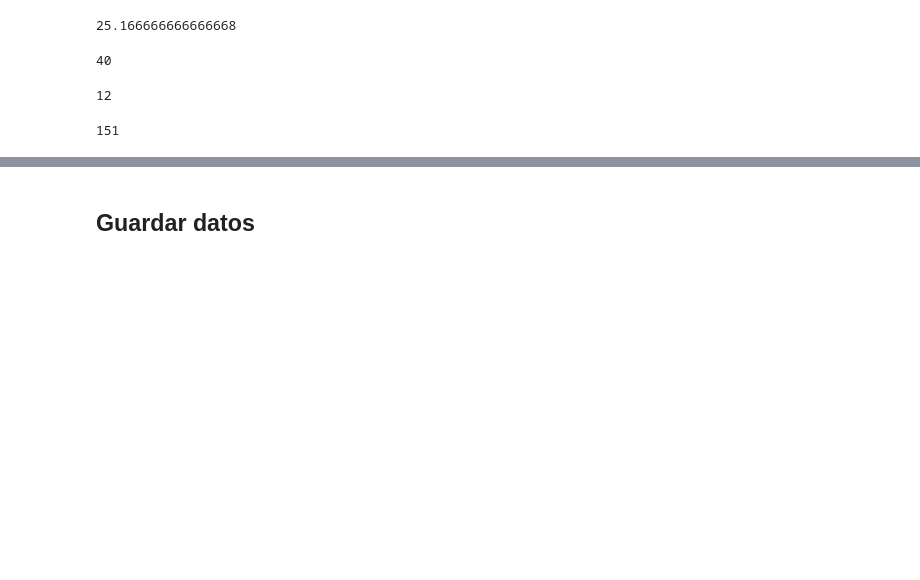
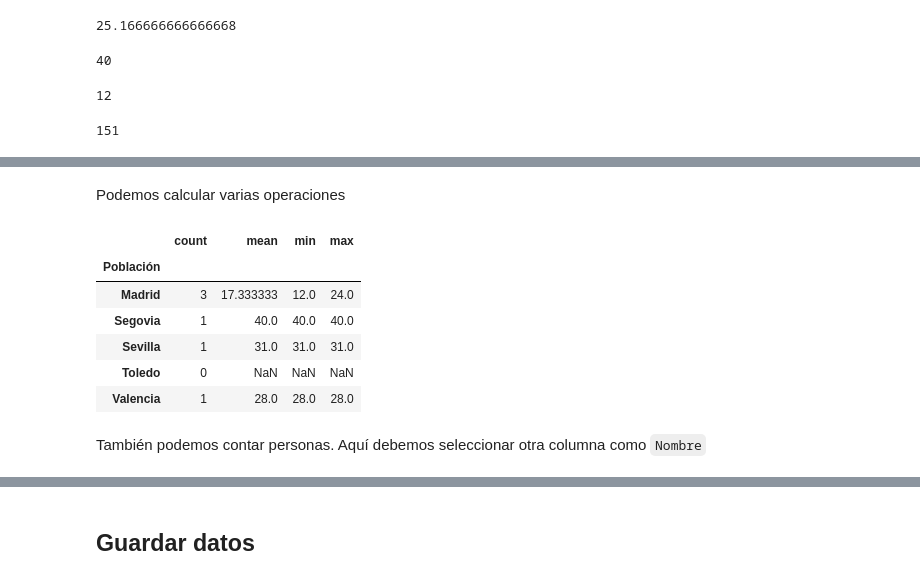
Before and after one commit to soesteve/Programming-in-Data-Science, a Jupyter notebook: 6_Manipulación_de_Datos.ipynb, the cells around one changed output, grey strips where cells are left out. Drawn from its saved outputs; the diff is of its cells as text; code cells hidden in the pictures; blank space fills up the shorter version.

```diff
--- a/6_Manipulación_de_Datos.ipynb
+++ b/6_Manipulación_de_Datos.ipynb
@@ -332,0 +489,14 @@ df["Edad"].sum()
+# %% [markdown]
+Podemos calcular varias operaciones
+# %%
+df.groupby("Población")["Edad"].agg(["count", "mean", "min", "max"])
+# %% [output]
+|  | count | mean | min | max |
+| Población |  |  |  |  |
+| Madrid | 3 | 17.333333 | 12.0 | 24.0 |
+| Segovia | 1 | 40.0 | 40.0 | 40.0 |
+| Sevilla | 1 | 31.0 | 31.0 | 31.0 |
+| Toledo | 0 | NaN | NaN | NaN |
+| Valencia | 1 | 28.0 | 28.0 | 28.0 |
+# %% [markdown]
+También podemos contar personas. Aquí debemos seleccionar otra columna como `Nombre`
```
Also changed, not shown: parts of 39 cells of this notebook, 14 other files.
